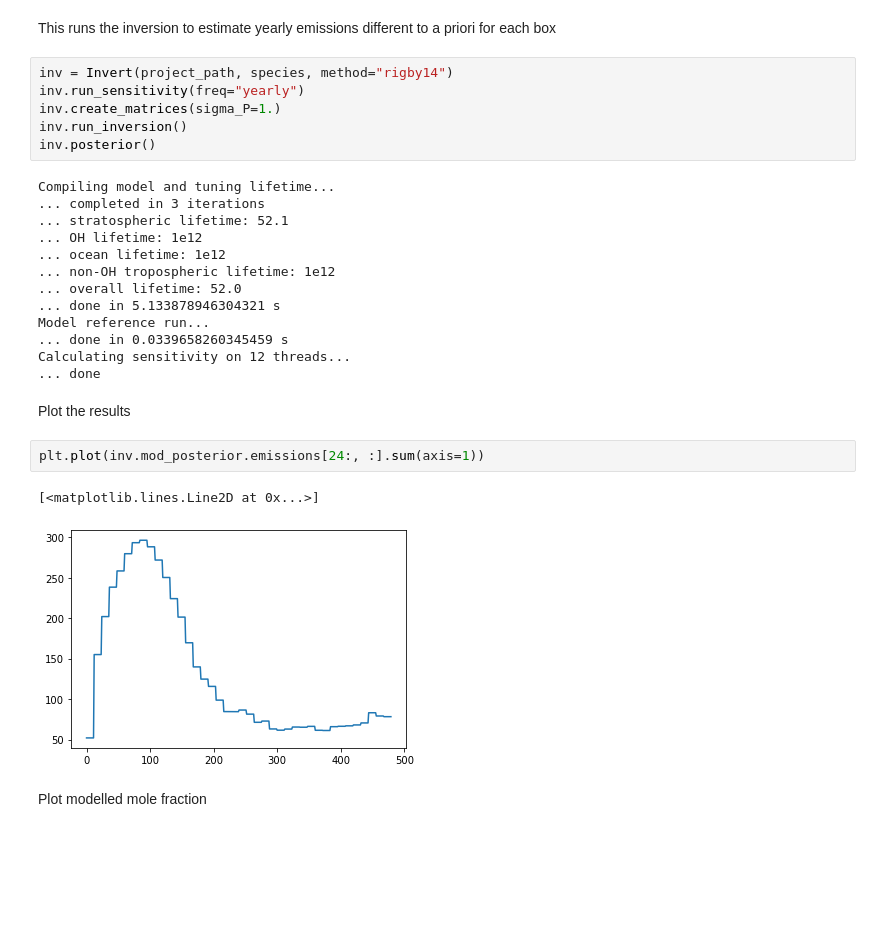
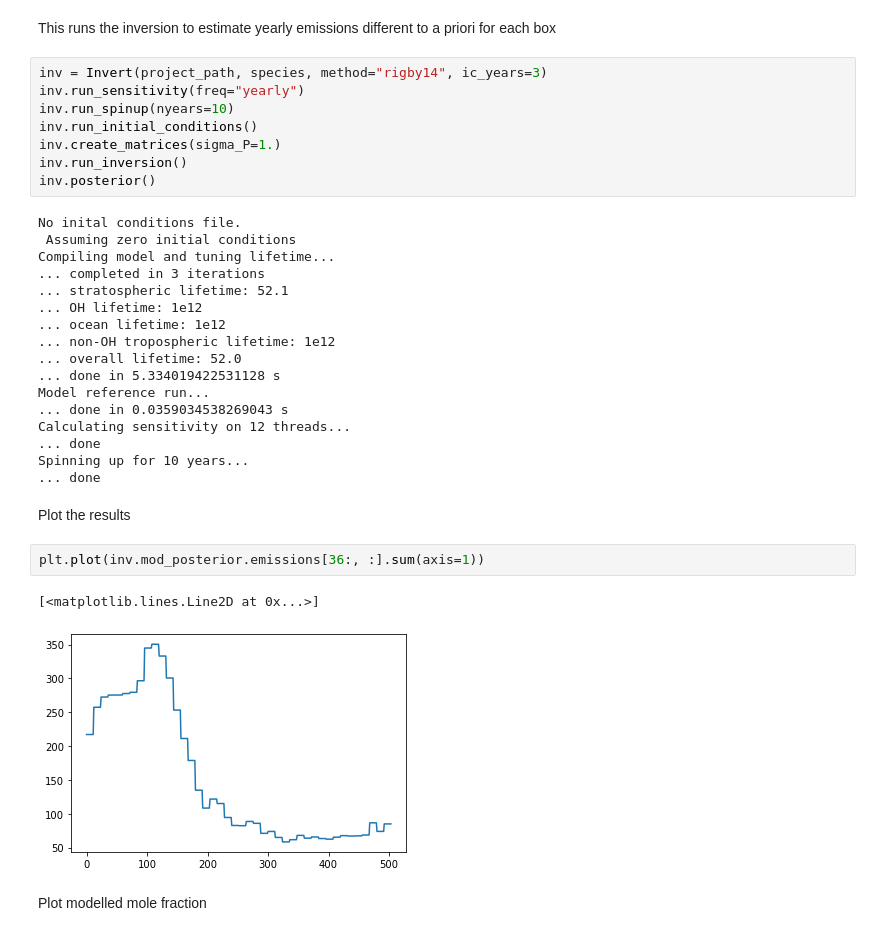
Before and after one commit to mrghg/py12box_invert, a Jupyter notebook: notebooks/example_run.ipynb, the cells around one changed output. Drawn from its saved outputs; the diff is of its cells as text; blank space fills up the shorter version.

Commit message:
Added method to infer initial conditions N years before first observation

```diff
--- a/notebooks/example_run.ipynb
+++ b/notebooks/example_run.ipynb
@@ -14,12 +14,16 @@ project_path = Paths.data / f"example/{species}"
 # %% [markdown]
 This runs the inversion to estimate yearly emissions different to a priori for each box
 # %%
-inv = Invert(project_path, species, method="rigby14")
+inv = Invert(project_path, species, method="rigby14", ic_years=3)
 inv.run_sensitivity(freq="yearly")
+inv.run_spinup(nyears=10)
+inv.run_initial_conditions()
 inv.create_matrices(sigma_P=1.)
 inv.run_inversion()
 inv.posterior()
 # %% [output]
+No inital conditions file.
+ Assuming zero initial conditions
 Compiling model and tuning lifetime...
 ... completed in 3 iterations
 ... stratospheric lifetime: 52.1
@@ -27,18 +31,20 @@ Compiling model and tuning lifetime...
 ... ocean lifetime: 1e12
 ... non-OH tropospheric lifetime: 1e12
 ... overall lifetime: 52.0
-... done in 5.133878946304321 s
+... done in 5.334019422531128 s
 Model reference run...
-... done in 0.0339658260345459 s
+... done in 0.0359034538269043 s
 Calculating sensitivity on 12 threads...
 ... done
+Spinning up for 10 years...
+... done
 # %% [markdown]
 Plot the results
 # %%
-plt.plot(inv.mod_posterior.emissions[24:, :].sum(axis=1))
+plt.plot(inv.mod_posterior.emissions[36:, :].sum(axis=1))
 # %% [output]
 [<matplotlib.lines.Line2D at 0x...>]
-[figure, old version]
+[figure, new version]
 # %% [markdown]
 Plot modelled mole fraction
 # %%
```
Also changed, not shown: parts of 1 cell of this notebook, 1 other file.
